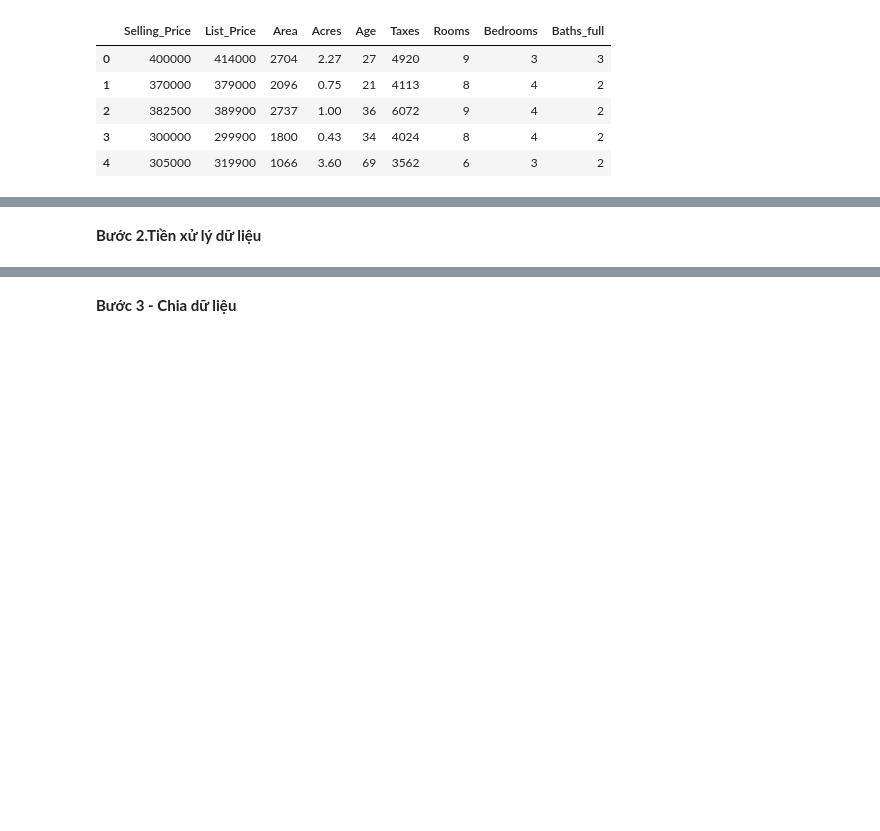
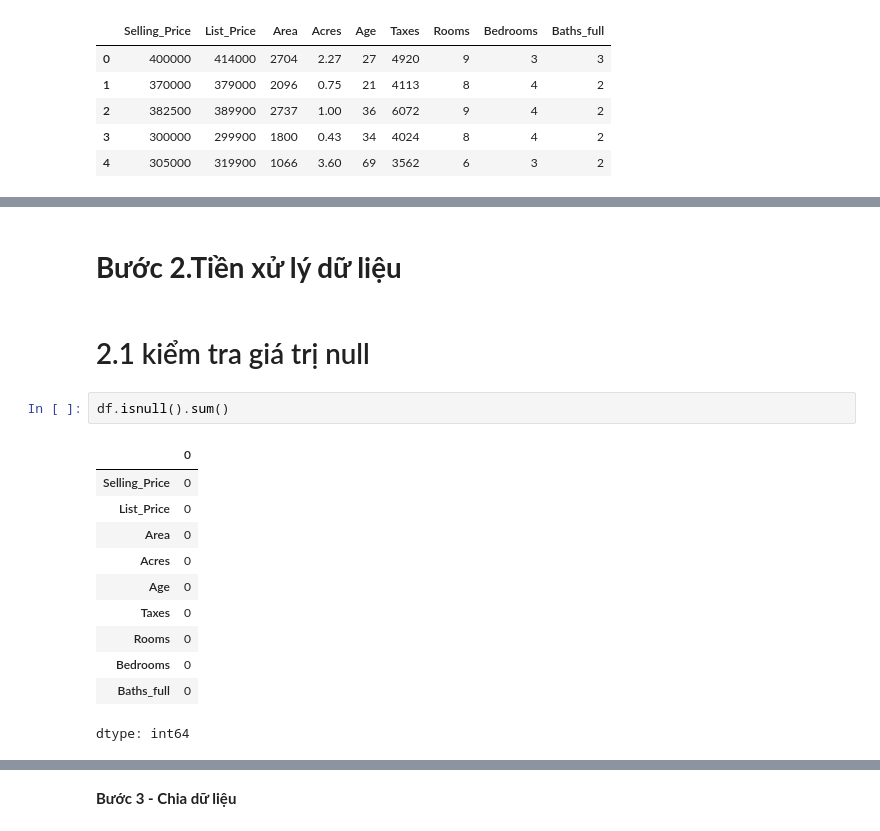
Before and after one commit to hoangchaulanbao/HocmayNC, a Jupyter notebook: HMNC_Linear_Regression.ipynb, the cells around one changed output, grey strips where cells are left out. Drawn from its saved outputs; the diff is of its cells as text; blank space fills up the shorter version.

```diff
--- a/HMNC_Linear_Regression.ipynb
+++ b/HMNC_Linear_Regression.ipynb
@@ -49,4 +41,20 @@ my_data.shape
 # %% [output]
 (40, 9)
 # %% [markdown]
-**Bước 2.Tiền xử lý dữ liệu**
+# **Bước 2.Tiền xử lý dữ liệu**
+# %% [markdown]
+# 2.1 kiểm tra giá trị null
+# %%
+df.isnull().sum()
+# %% [output]
+|  | 0 |
+| Selling_Price | 0 |
+| List_Price | 0 |
+| Area | 0 |
+| Acres | 0 |
+| Age | 0 |
+| Taxes | 0 |
+| Rooms | 0 |
+| Bedrooms | 0 |
+| Baths_full | 0 |
+dtype: int64
```
Also changed, not shown: parts of 15 cells of this notebook.
